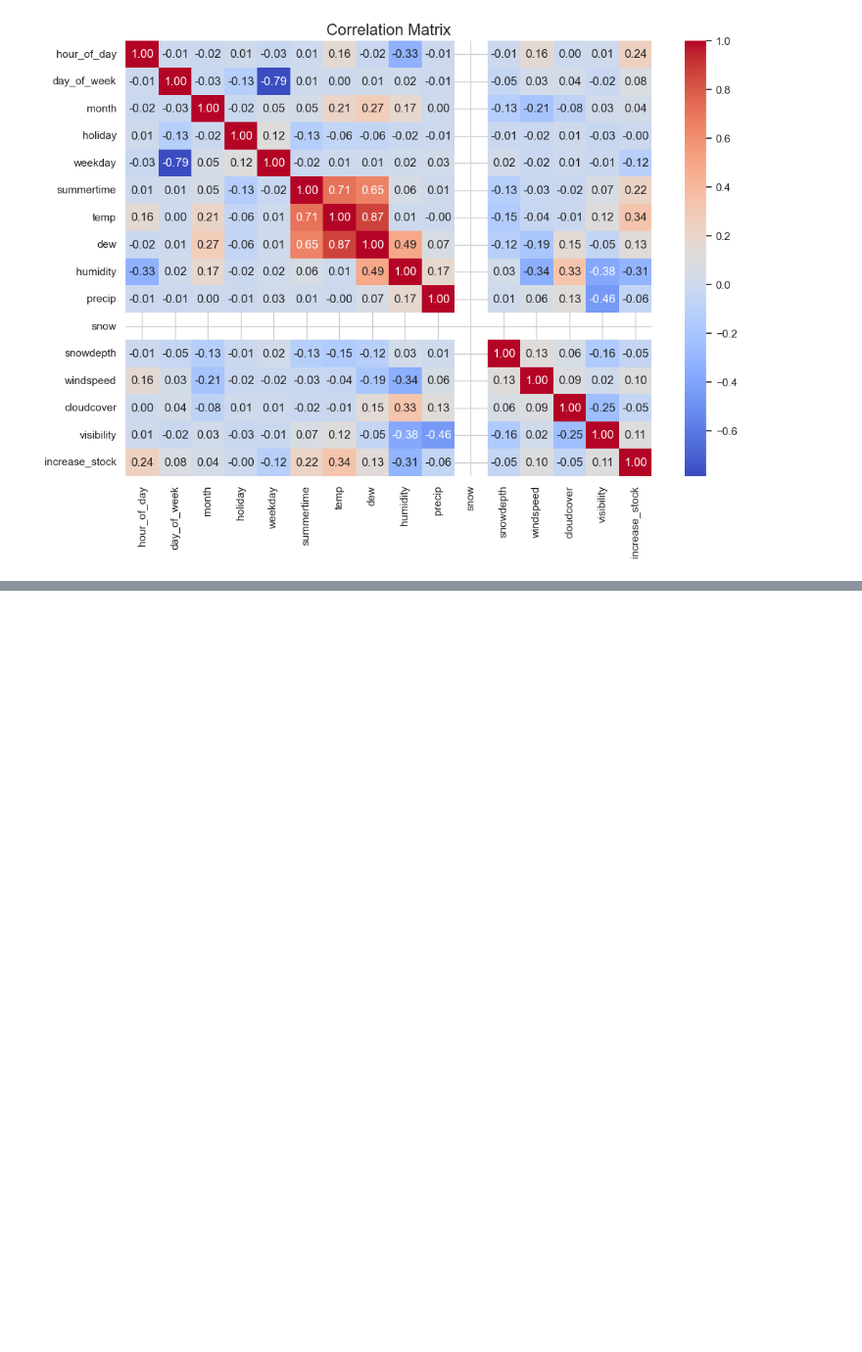
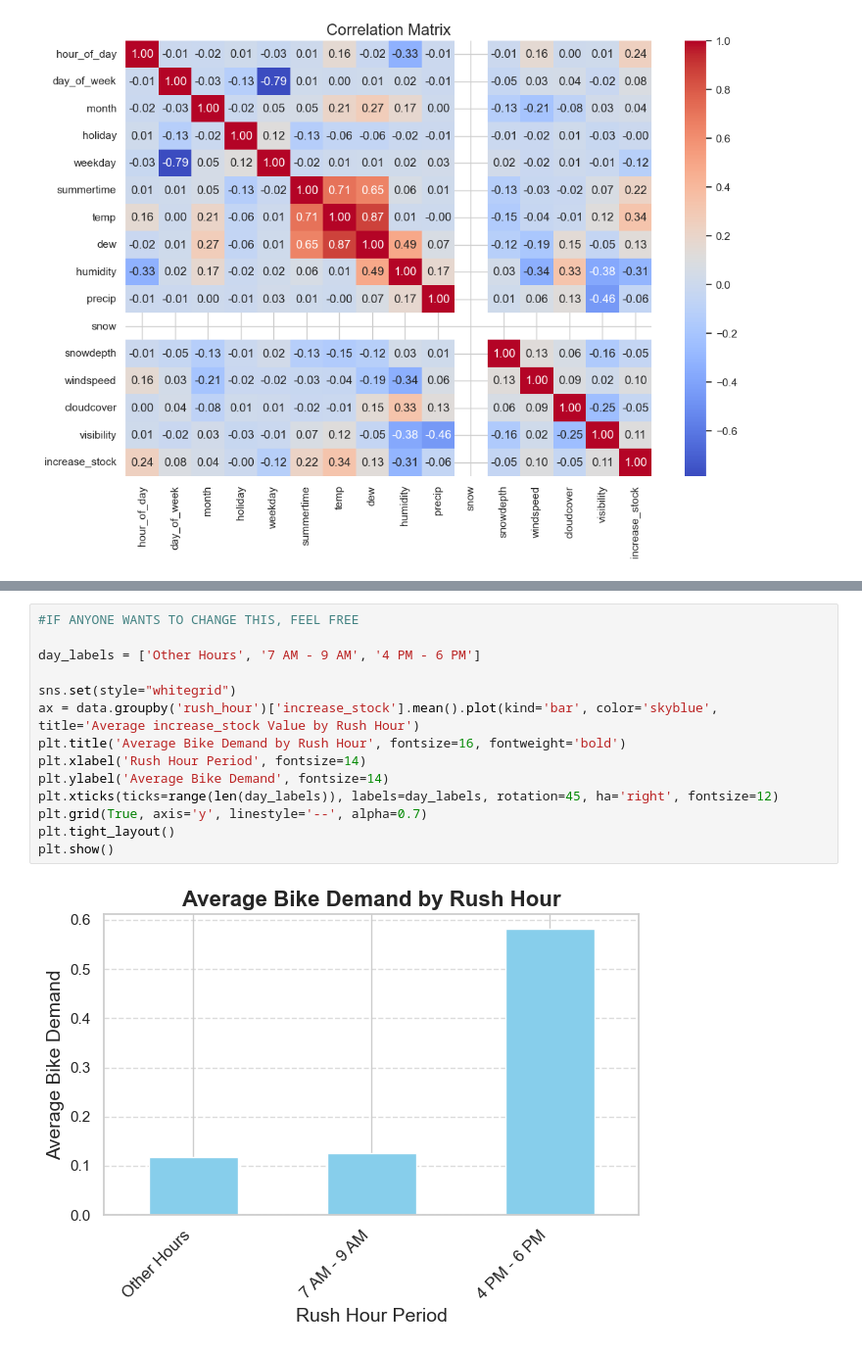
Before and after one commit to inesfm101/SML_Project, a Jupyter notebook: [SML] Data Exploration.ipynb, the cells around one changed output, grey strips where cells are left out. Shown at 98% size. Saved outputs shown, nothing was run; the diff lists cells and outputs as text; blank space fills up the shorter version.

```diff
--- a/[SML] Data Exploration.ipynb
+++ b/[SML] Data Exploration.ipynb
@@ -359,0 +409,16 @@ plt.show()
+# %%
+#IF ANYONE WANTS TO CHANGE THIS, FEEL FREE
+
+day_labels = ['Other Hours', '7 AM - 9 AM', '4 PM - 6 PM']
+
+sns.set(style="whitegrid")
+ax = data.groupby('rush_hour')['increase_stock'].mean().plot(kind='bar', color='skyblue', title='Average increase_stock Value by Rush Hour')
+plt.title('Average Bike Demand by Rush Hour', fontsize=16, fontweight='bold')
+plt.xlabel('Rush Hour Period', fontsize=14)
+plt.ylabel('Average Bike Demand', fontsize=14)
+plt.xticks(ticks=range(len(day_labels)), labels=day_labels, rotation=45, ha='right', fontsize=12)
+plt.grid(True, axis='y', linestyle='--', alpha=0.7)
+plt.tight_layout()
+plt.show()
+# %% [output]
+[figure, added]
```
Also changed, not shown: parts of 14 cells of this notebook, 6 other files.
